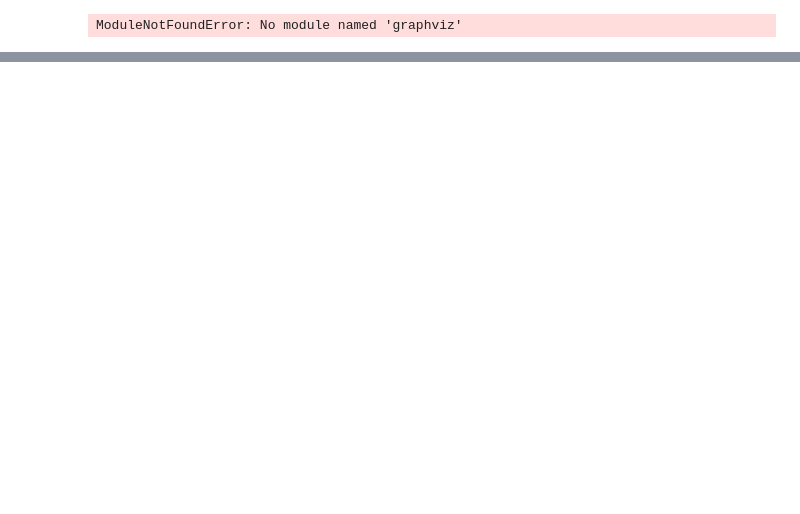
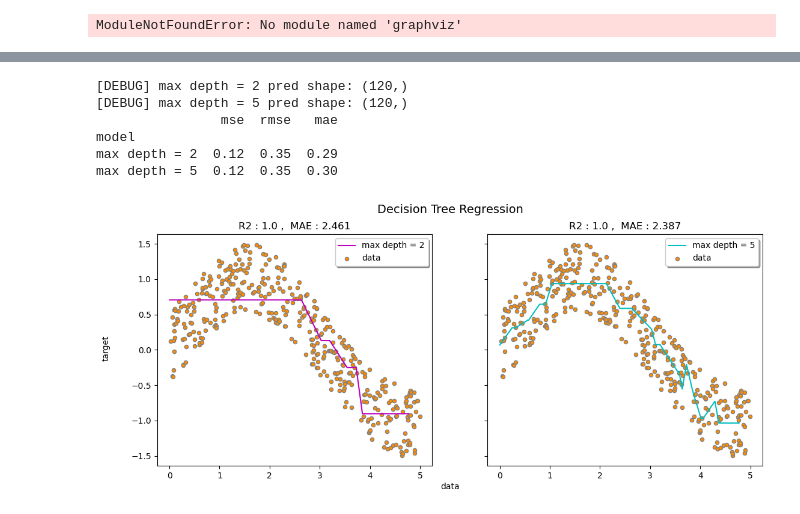
Before and after one commit to shbang-cmd/python_onebook, a Jupyter notebook: 파이썬한권으로끝내기_6장.ipynb, the cells around one changed output, grey strips where cells are left out. Cells and saved outputs as stored; diff of their text form; code cells hidden in the pictures; blank space fills up the shorter version.

```diff
--- a/파이썬한권으로끝내기_6장.ipynb
+++ b/파이썬한권으로끝내기_6장.ipynb
@@ -1874,0 +1940,4 @@ Warning: Could not load "C:\Users\wook7\anaconda3\Library\bin\gvplugin_pango.dll
+# %%
+from sklearn.model_selection import train_test_split
+train_x, test_x, train_y, test_y = train_test_split(X, y, train_size=.7, random_state=1)
+print(train_x.shape, test_x.shape, train_y.shape, test_y.shape)
@@ -1874,0 +1946,76 @@ Warning: Could not load "C:\Users\wook7\anaconda3\Library\bin\gvplugin_pango.dll
+# %%
+# 결정트리 회귀모델을 생성하고 max_depth를 각각 2와 5로 설정
+regr_1 = DecisionTreeRegressor(max_depth=2)
+regr_2 = DecisionTreeRegressor(max_depth=5)
+# %%
+from sklearn.metrics import mean_squared_error, mean_absolute_error
+import pandas as pd
+import numpy as np
+
+y1 = regr_1.fit(train_x, train_y).predict(test_x)
+y2 = regr_2.fit(train_x, train_y).predict(test_x)
+
+preds = [y1, y2]
+names = ['max depth = 2', 'max depth = 5']   # ← 여기 따옴표 닫힘!
+
+rows = []
+
+for name, pred in zip(names, preds):
+
+    print(f"[DEBUG] {name} pred shape:", pred.shape)  # shape 확인
+
+    mse = mean_squared_error(test_y, pred)
+    rmse = np.sqrt(mse)
+    mae = mean_absolute_error(test_y, pred)
+
+    rows.append({
+        'model': name,
+        'mse': mse,
+        'rmse': rmse,
+        'mae': mae
+    })
+
+results = pd.DataFrame(rows).set_index('model')
+results = results.round(2)
+
+print(results)
+# %% [output]
+[DEBUG] max depth = 2 pred shape: (120,)
+[DEBUG] max depth = 5 pred shape: (120,)
+                mse  rmse   mae
+model
+max depth = 2  0.12  0.35  0.29
+max depth = 5  0.12  0.35  0.30
+# %%
+X_test = np.sort(5 * np.random.rand(40, 1), axis=0)
+
+regrs=[regr_1, regr_2]
+depths=["max depth = 2", "max depth = 5"]
+model_color=["m", "c"]
+fig, axes = plt.subplots(nrows =1, ncols =2, sharey =True, figsize =(13, 5))
+for ix, regr in enumerate(regrs):
+    pred = regr.fit(X,y).predict(X_test)
+    r2 = regr.score(X_test, pred)
+    mae=mean_absolute_error(X_test, pred)
+
+    axes[ix].plot(X_test,
+                  pred,
+                  color=model_color[ix],
+                  label="{}".format(depths[ix])
+                 )
+    axes[ix].scatter(X, y,
+                     s=20,
+                     edgecolor="gray",
+                     c="darkorange",
+                     label="data")
+    axes[ix].legend(loc="upper right",
+                   ncol=1,
+                   fancybox=True,
+                   shadow=True)
+    axes[ix].set_title("R2 : {r} ,  MAE : {m}".format(r =round(r2,3), m =round(mae, 3)))
+fig.text(0.5, 0.04, "data", ha ="center", va ="center")
+fig.text(0.06, 0.5, "target", ha ="center", va ="center", rotation ="vertical")
+fig.suptitle("Decision Tree Regression", fontsize =14)
+plt.show()
+# %% [output]
+[figure, added]
```
Also changed, not shown: parts of 7 cells of this notebook.
